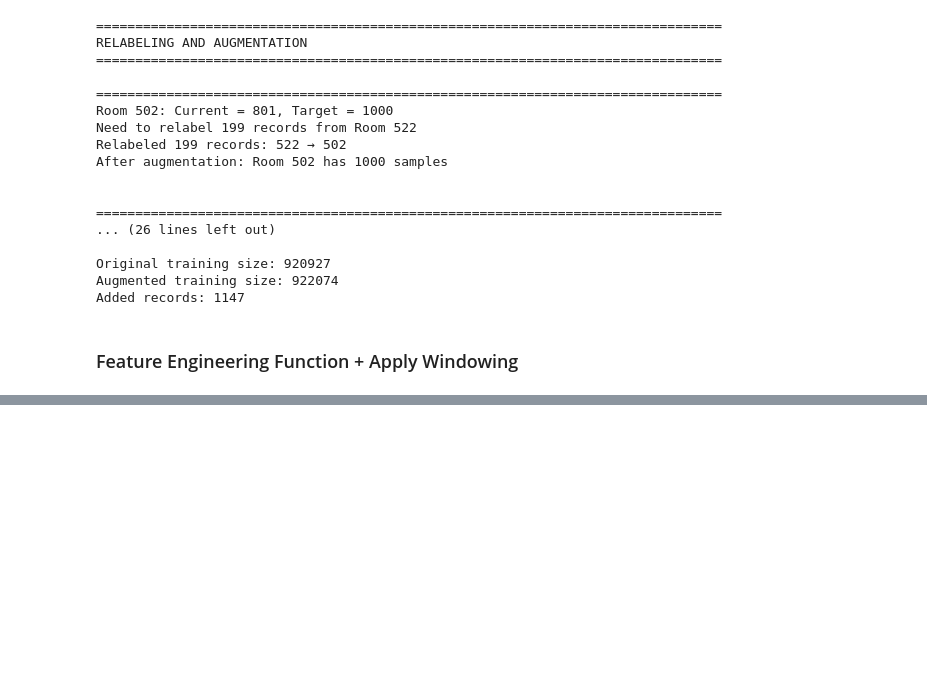
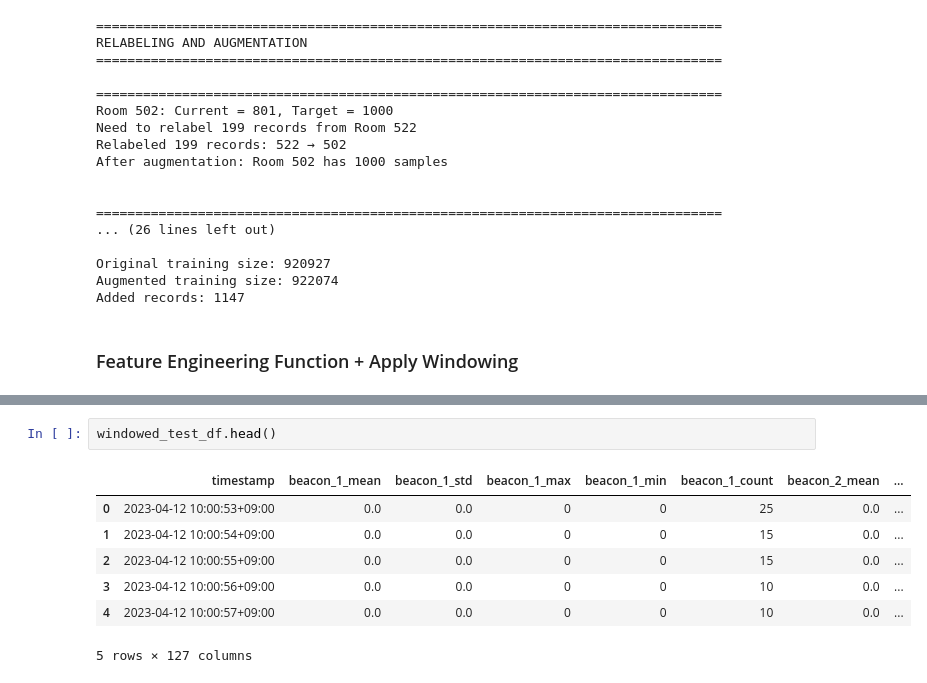
Before and after one commit to minhtrietcancode/abc-challenge-2026-location-classification, a Jupyter notebook: model/approach_5/fixed_pipeline.ipynb, the cells around one changed output, grey strips where cells are left out. Saved outputs shown, nothing was run; the diff lists cells and outputs as text; blank space fills up the shorter version.

```diff
--- a/model/approach_5/fixed_pipeline.ipynb
+++ b/model/approach_5/fixed_pipeline.ipynb
@@ -455,0 +462,10 @@ windowed_train_df.head()
+# %%
+windowed_test_df.head()
+# %% [output]
+|  | timestamp | beacon_1_mean | beacon_1_std | beacon_1_max | beacon_1_min | beacon_1_count | beacon_2_mean | ... |
+| 0 | 2023-04-12 10:00:53+09:00 | 0.0 | 0.0 | 0 | 0 | 25 | 0.0 | ... |
+| 1 | 2023-04-12 10:00:54+09:00 | 0.0 | 0.0 | 0 | 0 | 15 | 0.0 | ... |
+| 2 | 2023-04-12 10:00:55+09:00 | 0.0 | 0.0 | 0 | 0 | 15 | 0.0 | ... |
+| 3 | 2023-04-12 10:00:56+09:00 | 0.0 | 0.0 | 0 | 0 | 10 | 0.0 | ... |
+| 4 | 2023-04-12 10:00:57+09:00 | 0.0 | 0.0 | 0 | 0 | 10 | 0.0 | ... |
+5 rows × 127 columns
```
Also changed, not shown: parts of 3 cells of this notebook.
